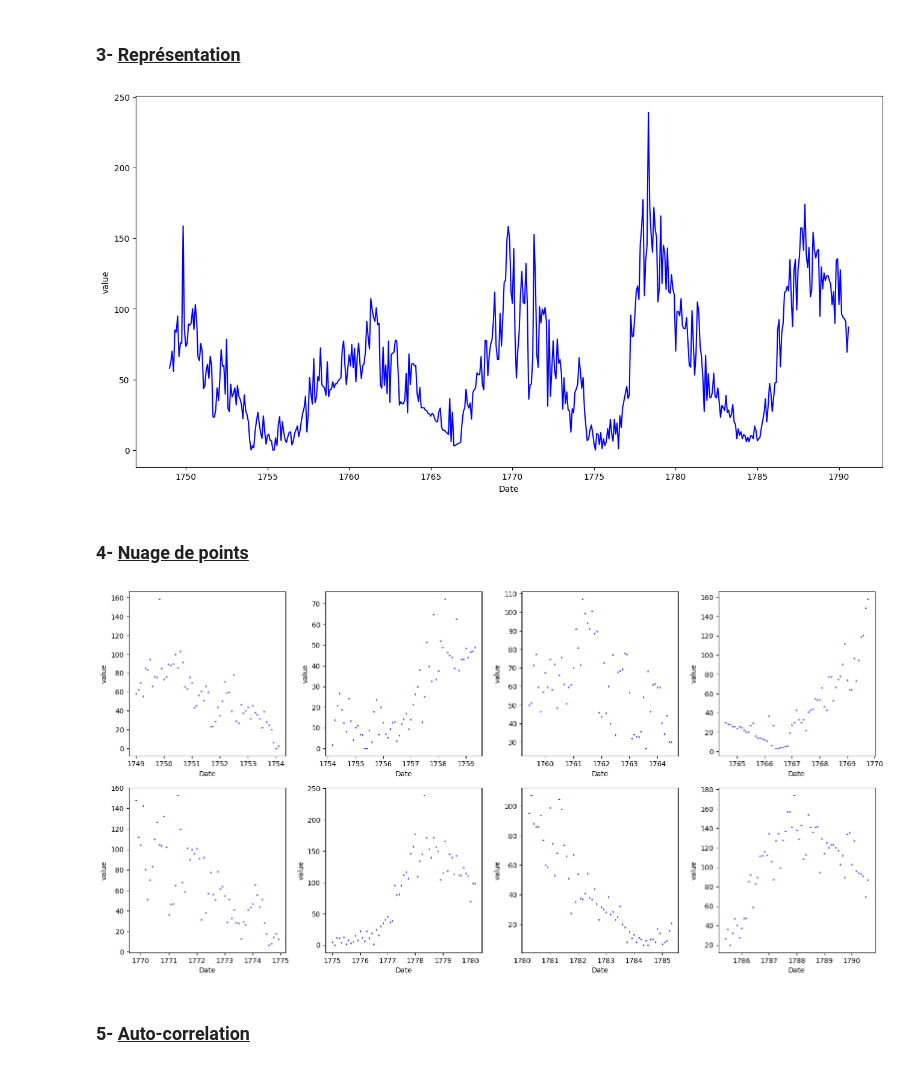
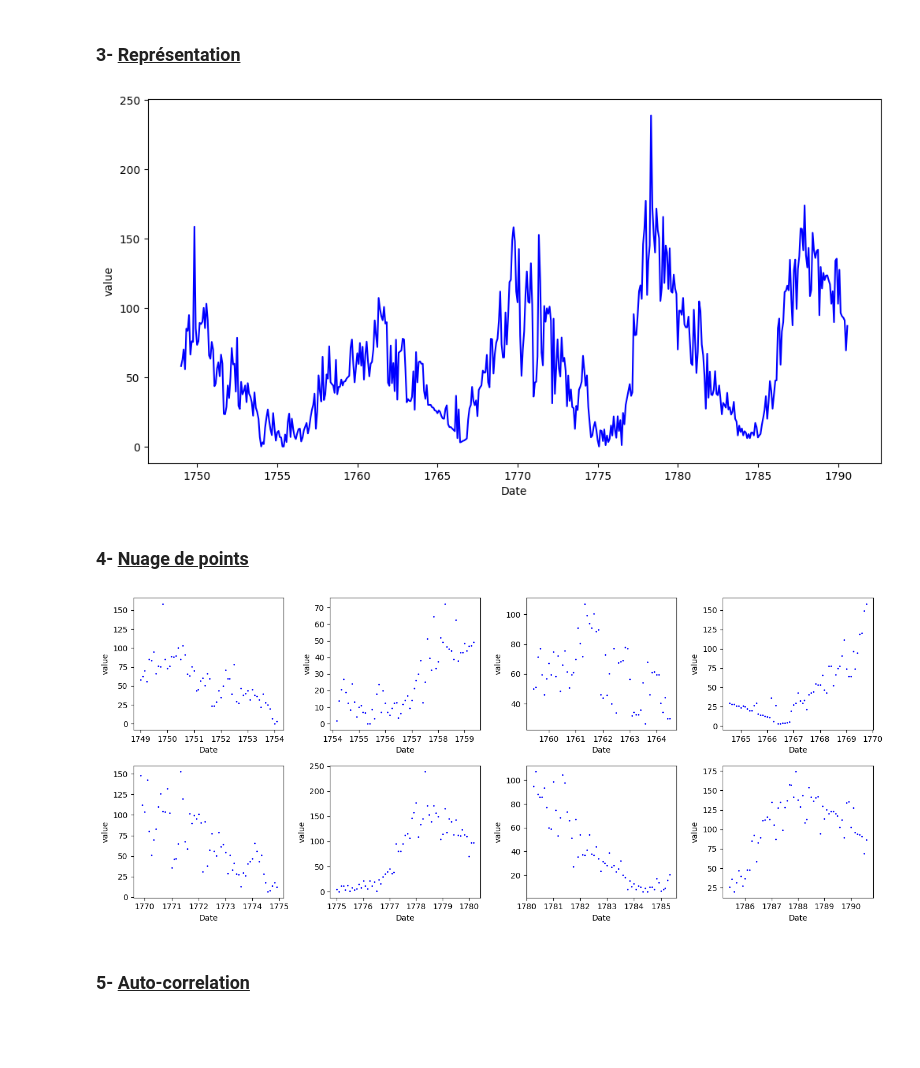
Before and after one commit to gedeontiga/time-series-app, a Jupyter notebook: Tp1.ipynb, the cells around one changed output. Drawn from its saved outputs; the diff is of its cells as text; code cells hidden in the pictures; blank space fills up the shorter version.

```diff
--- a/Tp1.ipynb
+++ b/Tp1.ipynb
@@ -37,7 +38,7 @@ plt.show()
 # %% [markdown]
 <h3>4- <b><u>Nuage de points</u></b></h3>
 # %%
-fig_1, axs_1 = plt.subplots(2, 4, figsize=(16, 8))
+fig_1, axs_1 = plt.subplots(2, 4, figsize=(12, 6))
 
 for i, ax in enumerate(axs_1.flat):
     start_idx = i * len(df['Month'])//8
@@ -93,7 +95,7 @@ plt.show()
 # %% [markdown]
 <h3>4- <b><u> Nuage de points <u></b></h3>
 # %%
-fig_2, axs_2 = plt.subplots(4, 2, figsize=(19, 12))
+fig_2, axs_2 = plt.subplots(8, 1, figsize=(12, 16))
 
 for i, ax in enumerate(axs_2.flat):
     start_idx = i*len(df_2['Date'])//8
@@ -190,30 +193,30 @@ Ecart-type: 42.526755809482566
 # %% [markdown]
 <h3>3- <b><u> Représentation <u></b></h3>
 # %%
-plt.figure(figsize=(16,8))
+plt.figure(figsize=(12,6))
 plt.plot(pd.to_datetime(df_4['Date']), df_4['Sunspots'], c='b')
 plt.xlabel("Date")
 plt.ylabel("value")
-# //plt.title("Temporal serie for prooduction")
+# plt.title("Temporal serie for prooduction")
 plt.show()
 # %% [output]
-[figure, old version]
+[figure, new version]
 # %% [markdown]
 <h3>4- <b><u> Nuage de points <u></b></h3>
 # %%
-fig_4, axs_4 = plt.subplots(2, 4, figsize=(16, 8))
+fig_4, axs_4 = plt.subplots(2, 4, figsize=(14, 6))
 
 for i, ax in enumerate(axs_4.flat):
     start_idx = i * len(df_4['Date'])//8
     end_idx = (i+1)*len(df_4['Date'])//8
     ax.scatter(pd.to_datetime(df_4['Date'][start_idx:end_idx]), df_4['Sunspots'][start_idx:end_idx], s=1, c='b')
     ax.set_xlabel("Date")
     ax.set_ylabel("value")
-# //plt.title("Temporal serie for prooduction")
+# plt.title("Temporal serie for prooduction")
 plt.tight_layout()
 plt.show()
 # %% [output]
-[figure, old version]
+[figure, new version]
 # %% [markdown]
 <h3>5- <b><u> Auto-correlation<u></b></h3>
 # %%
```
Also changed, not shown: parts of 15 cells of this notebook, 20 other files.
